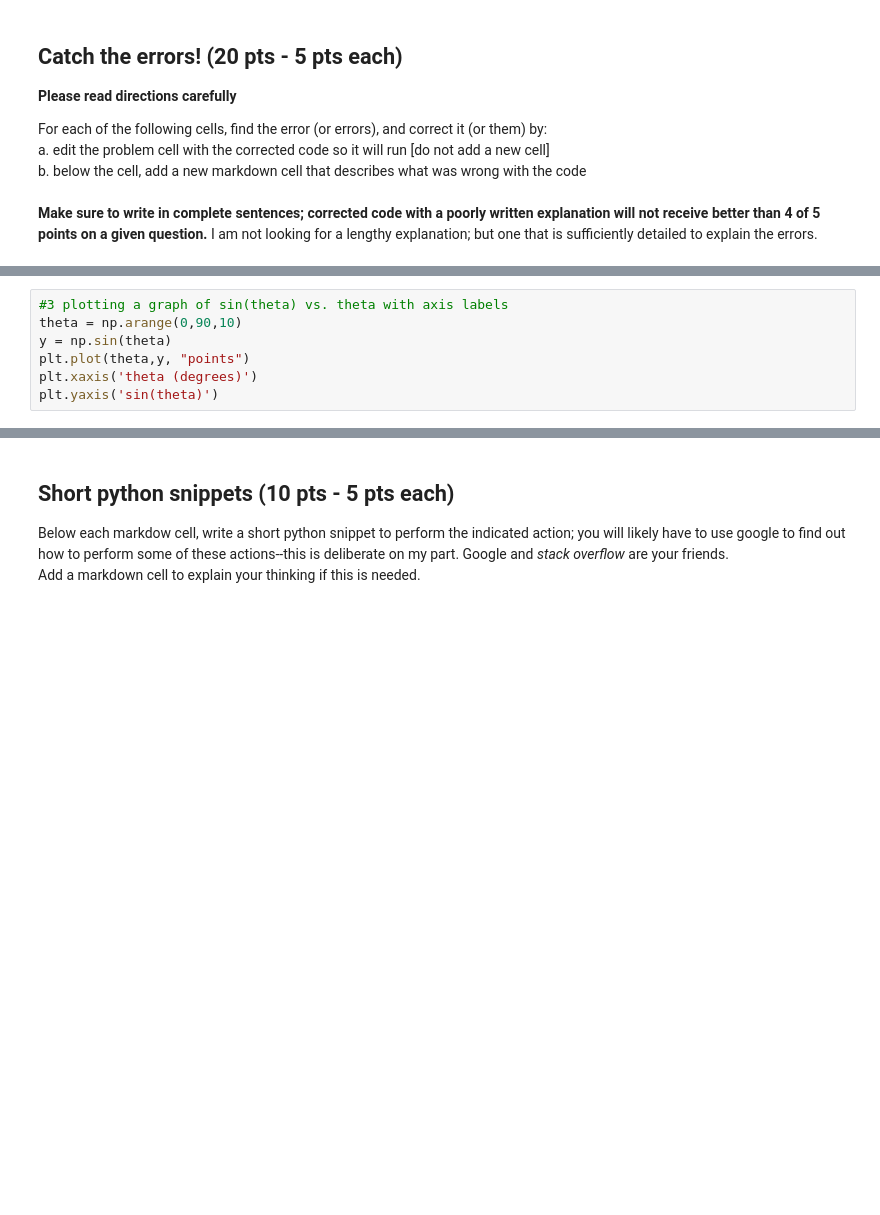
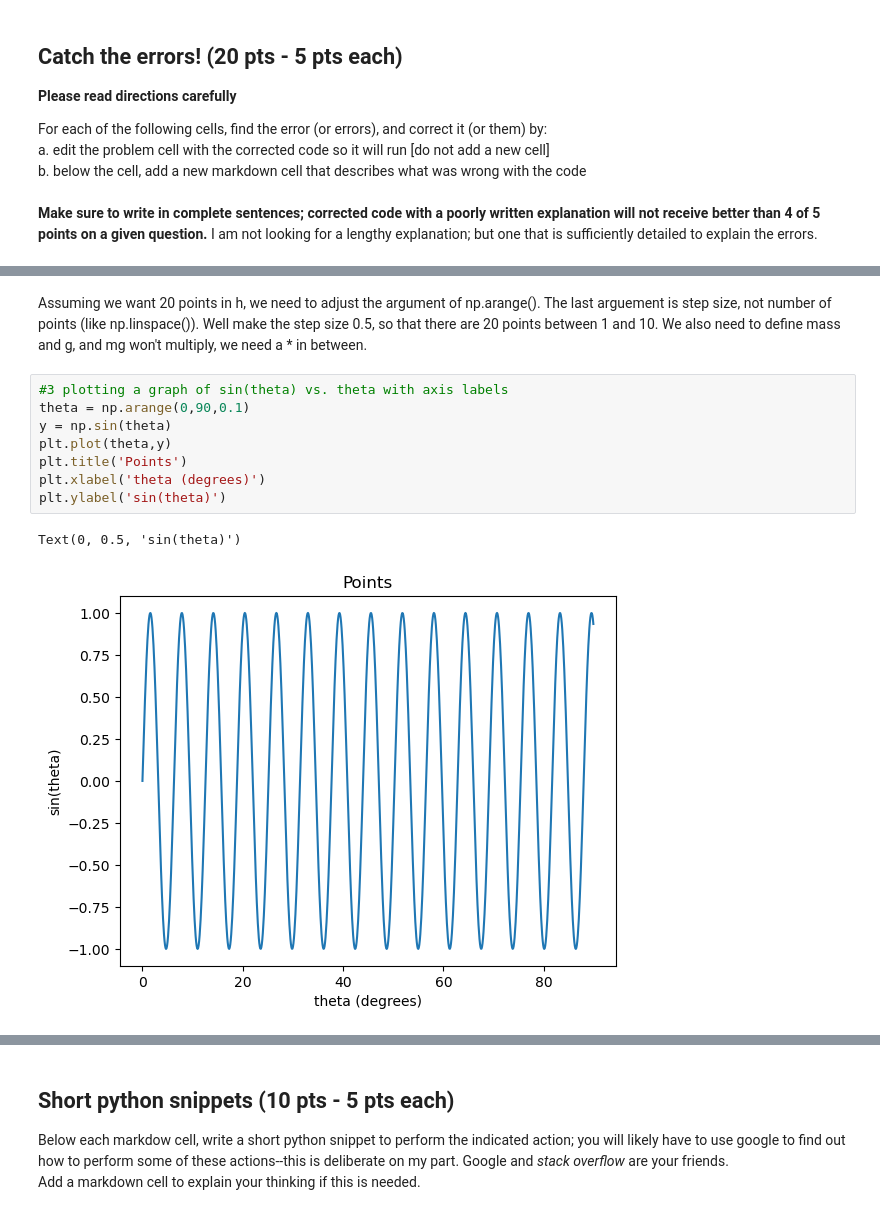
Before and after one commit to LDeGroot-Wooster/CompPhys26, a Jupyter notebook: Labs/LabAssignment4_S26.ipynb, the cells around one changed output, grey strips where cells are left out. Cells and saved outputs as stored; diff of their text form; blank space fills up the shorter version.

```diff
--- a/Labs/LabAssignment4_S26.ipynb
+++ b/Labs/LabAssignment4_S26.ipynb
@@ -31,7 +47,13 @@ plt.plot(h,E)
+# %% [markdown]
+Assuming we want 20 points in h, we need to adjust the argument of np.arange(). The last arguement is step size, not number of points (like np.linspace()). Well make the step size 0.5, so that there are 20 points between 1 and 10. We also need to define mass and g, and mg won't multiply, we need a * in between.
 # %%
 #3 plotting a graph of sin(theta) vs. theta with axis labels
-theta = np.arange(0,90,10)
+theta = np.arange(0,90,0.1)
 y = np.sin(theta)
-plt.plot(theta,y, "points")
-plt.xaxis('theta (degrees)')
-plt.yaxis('sin(theta)')
+plt.plot(theta,y)
+plt.title('Points')
+plt.xlabel('theta (degrees)')
+plt.ylabel('sin(theta)')
+# %% [output]
+Text(0, 0.5, 'sin(theta)')
+[figure, added]
```
Also changed, not shown: parts of 18 cells of this notebook.
